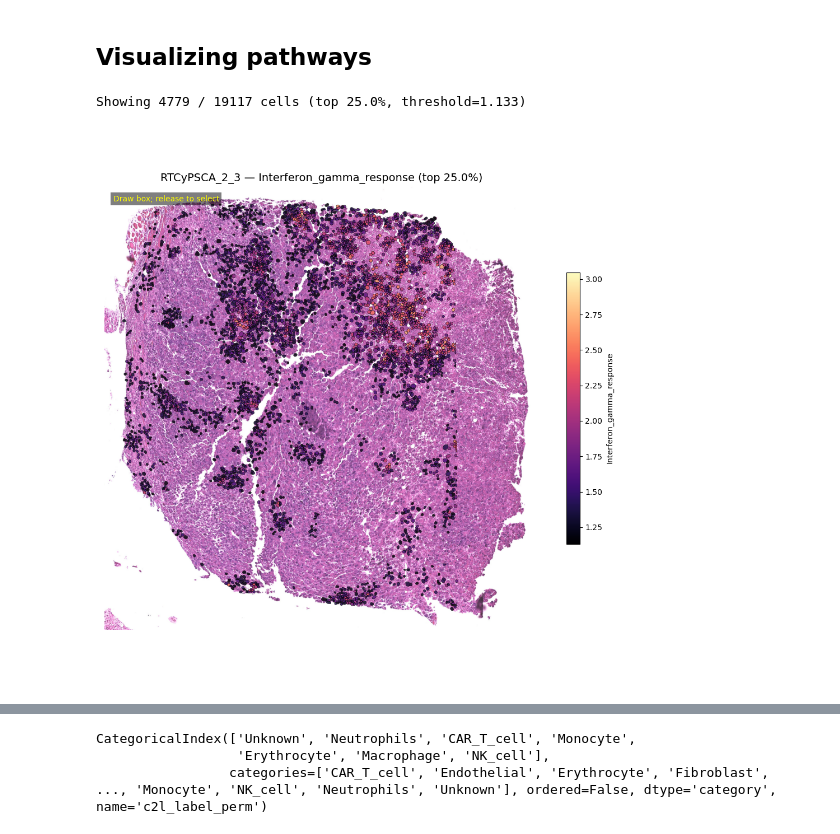
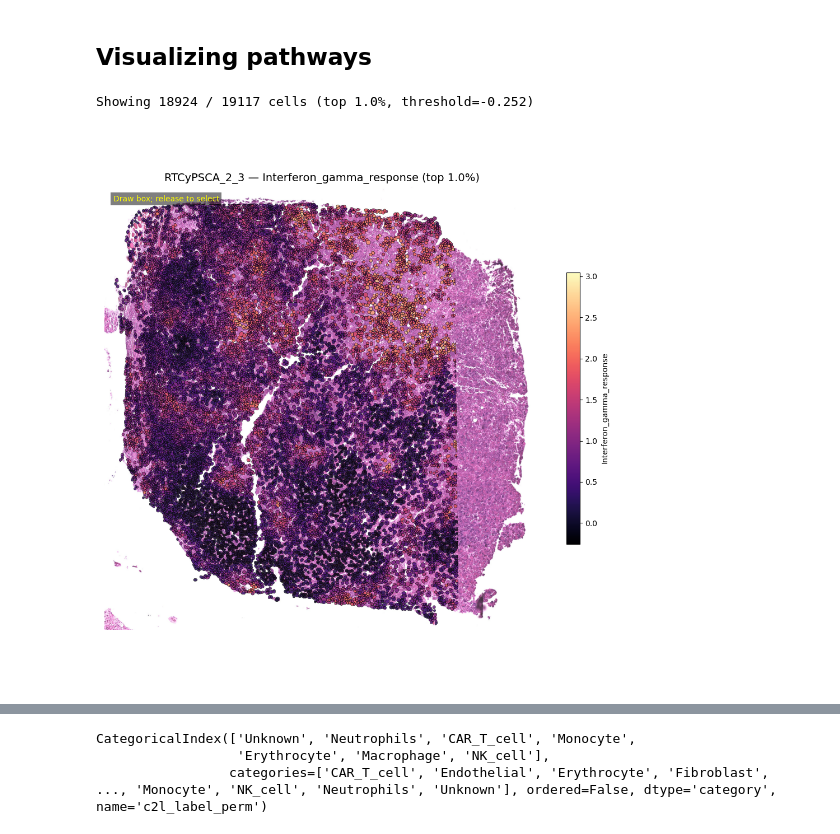
Before and after one commit to Li-Lab-COH/Spatial_CAR_T, a Jupyter notebook: Selection_Analysis/Pathway_Visualization.ipynb, the cells around one changed output, grey strips where cells are left out. Saved outputs shown, nothing was run; the diff lists cells and outputs as text; code cells hidden in the pictures.

```diff
--- a/Selection_Analysis/Pathway_Visualization.ipynb
+++ b/Selection_Analysis/Pathway_Visualization.ipynb
@@ -166,7 +206,7 @@ def onselect(eclick, erelease):
 tissue_name   = "RTCyPSCA_2_3"
 pathway_score = "Interferon_gamma_response"
 cmap          = "magma"
-top_quantile  = 0.25      # show only top 7.5% of scores
+top_quantile  = 0.01    # Top quantile to show
 he_alpha      = 0.8     # H&E image transparency
 shrink        = 1       # how much to shrink the polygons
 
@@ -175,6 +215,7 @@ boundary_key = f"{tissue_name}_cell_boundaries"
 
 image  = sdata.images[image_key].values  # (3, Y, X)
 shapes = sdata.shapes[boundary_key].copy()
+
 
 # -- Different shape conversions ---
 #  Convex hull — smooths jagged polygons into a convex shape
@@ -204,7 +245,7 @@ coords_shared = raw_coords * scale   # → shared space (same as axes coords)
 
 
 # --- Filter to top quantile only ---
-threshold = shapes[pathway_score].quantile(1-top_quantile)
+threshold = shapes[pathway_score].quantile(top_quantile)
 shapes_top = shapes[shapes[pathway_score] >= threshold].copy()
 print(f"Showing {len(shapes_top)} / {len(shapes)} cells (top {top_quantile*100:.1f}%, threshold={threshold:.3f})")
 
@@ -223,35 +264,35 @@ shapes_top.plot(
     cmap=cmap,
     ax=ax,
     alpha=0.8,
     # - outline colors
     edgecolor="black",
     linewidth=0.5,
     legend=True,
     legend_kwds={"label": pathway_score, "shrink": 0.5}
 )
 
 ax.set_title(f"{tissue_name} — {pathway_score} (top {top_quantile*100:.1f}%)", fontsize=14)
 ax.axis("off")
 plt.tight_layout()
 
 # --- Interactive selection ---
 
 status = ax.text(
     0.02, 0.98, "Draw box; release to select",
     transform=ax.transAxes, va="top", color="yellow",
     bbox=dict(facecolor="black", alpha=0.5, pad=3, edgecolor="none")
 )
 
 rect = RectangleSelector(
     ax, onselect,
     button=[1], interactive=True, useblit=False,
     props=dict(edgecolor="yellow", facecolor="none", linewidth=2)
 )
 
 plt.show()
 # %% [output]
-Showing 4779 / 19117 cells (top 25.0%, threshold=1.133)
+Showing 18924 / 19117 cells (top 1.0%, threshold=-0.252)
-[figure, old version]
+[figure, new version]
 # %%
 assert state["sel"].any(), "Draw a selection box first"
 
```
Also changed, not shown: parts of 6 cells of this notebook, 4 other files.
